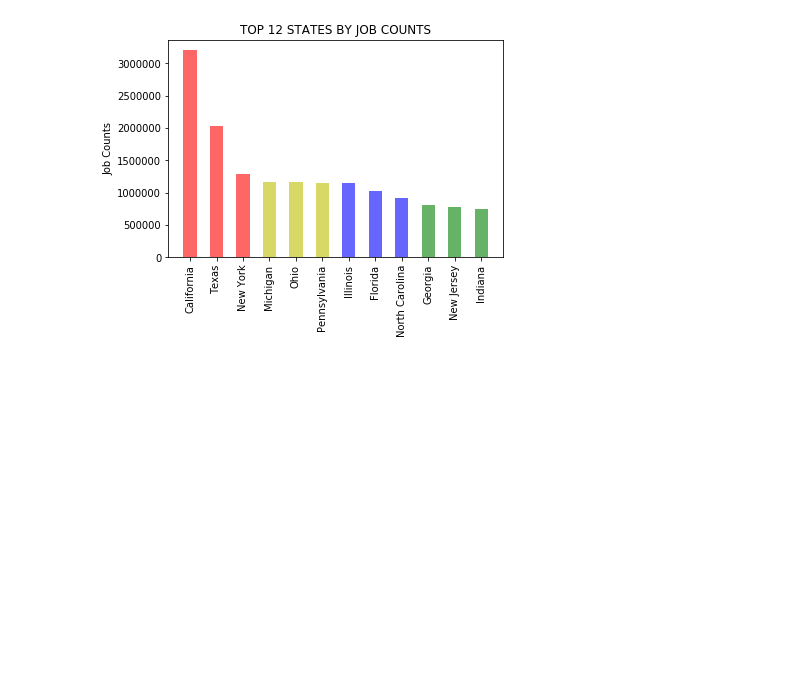
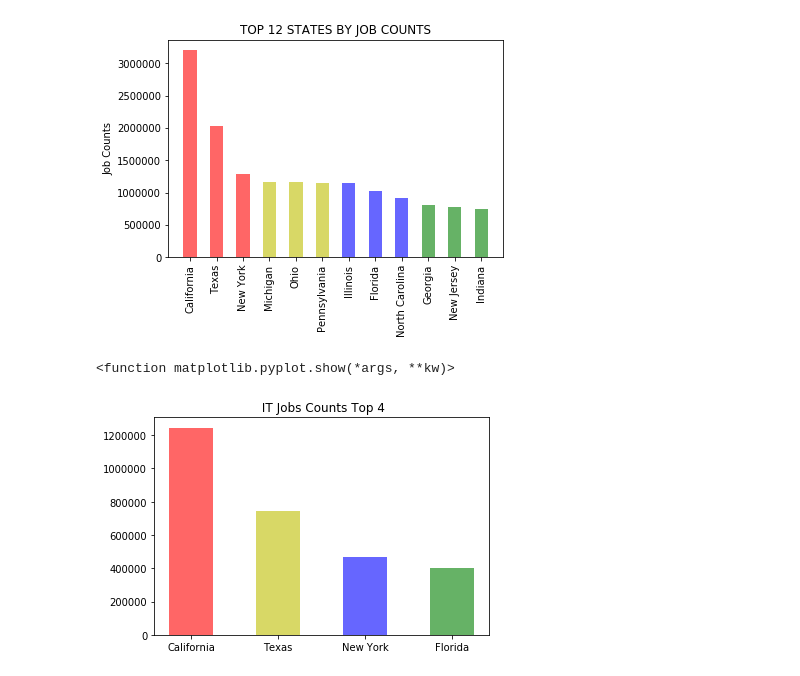
Before and after one commit to scooops94/Project_CSS, a Jupyter notebook: chart/Chart_job_census_data.ipynb, the cells around one changed output. Drawn from its saved outputs; the diff is of its cells as text; code cells hidden in the pictures; blank space fills up the shorter version.

Commit message:
update job by states chart

```diff
--- a/chart/Chart_job_census_data.ipynb
+++ b/chart/Chart_job_census_data.ipynb
@@ -132,3 +132,21 @@ plt.savefig("Top States Job Counts")
 plt.show()
 # %% [output]
 [figure]
+# %%
+# top 4 states for each industry
+df_chart_manu = df_chart[df_chart['Type']=='Manufacturing'].sort_values(["Total"],ascending = False)
+df_chart_it = df_chart[df_chart['Type']=='IT'].sort_values(["Total"],ascending = False)
+df_chart_sw = df_chart[df_chart['Type']=='Social Workers'].sort_values(["Total"],ascending = False)
+df_chart_finance = df_chart[df_chart['Type']=='Finance'].sort_values(["Total"],ascending = False)
+y_it_state = df_chart_it["Total"].head(4).tolist()
+x_it_state = df_chart_it["State Name"].head(4).tolist()
+
+plt.bar(x_it_state, y_it_state, color=['r','y','b','g'], alpha=0.6, align="center",width= 0.5)
+plt.xticks(rotation = 'horizontal')
+
+plt.title(" IT Jobs Counts Top 4")
+plt.savefig("IT_STATE")
+plt.show
+# %% [output]
+<function matplotlib.pyplot.show(*args, **kw)>
+[figure, added]
```
Also changed, not shown: parts of 3 cells of this notebook, 4 other files.
